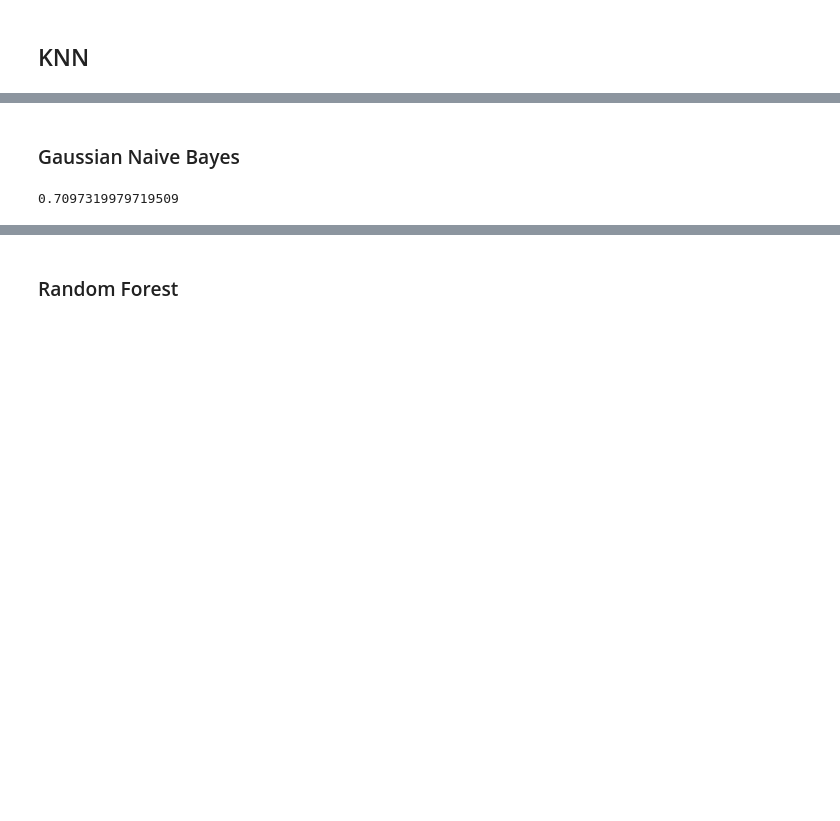
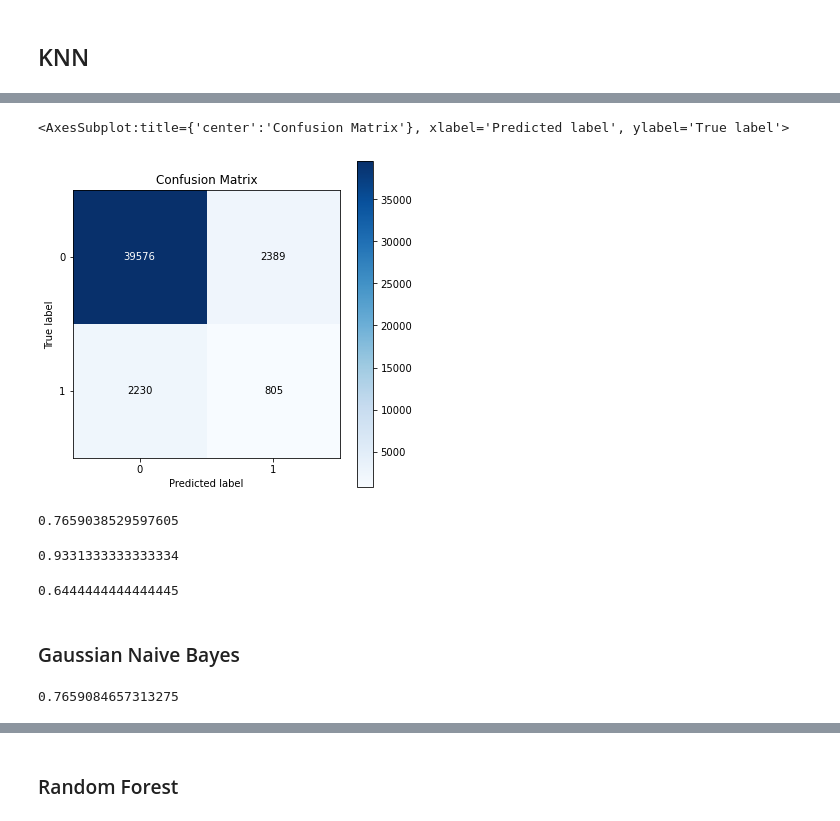
Before and after one commit to 0xgun/Credit-Eligibility, a Jupyter notebook: Phase_2/Phase 2.ipynb, the cells around one changed output, grey strips where cells are left out. Saved outputs shown, nothing was run; the diff lists cells and outputs as text; code cells hidden in the pictures; blank space fills up the shorter version.

```diff
--- a/Phase_2/Phase 2.ipynb
+++ b/Phase_2/Phase 2.ipynb
@@ -276,4 +314 @@ print(cost_sensitive_accuracy)
-# %%
-from sklearn.model_selection import train_test_split
-x_train, x_test, y_train, y_test = train_test_split(train_X, train_y, test_size = 0.3, random_state = 0)
 # %%
@@ -566,12 +543,32 @@ Text(0, 0.5, 'score(AUC)')
+# %%
+skplt.metrics.plot_confusion_matrix(y_test,y_predi,figsize=(6,6))
+# %% [output]
+<AxesSubplot:title={'center':'Confusion Matrix'}, xlabel='Predicted label', ylabel='True label'>
+[figure, added]
+# %%
+roc=roc_auc_score(y_test, y_pred)
+roc
+# %% [output]
+0.7659038529597605
+# %%
+acc=accuracy_score(y_test, y_pred.round(), normalize=True)
+acc
+# %% [output]
+0.9331333333333334
+# %%
+prec = precision_score(y_test, y_pred.round())
+prec
+# %% [output]
+0.6444444444444445
 # %% [markdown]
 ### Gaussian Naive Bayes
 # %%
 gaussian = GaussianNB()
 gaussian.fit(x_train, y_train)
-y_pred = gaussian.predict_proba(x_test)[:,1]
+y_predi = gaussian.predict_proba(x_test)[:,1]
 score = roc_auc_score(y_test, y_pred)
 print(score)
 
 form.append(['GaussianNB',score])
 # %% [output]
-0.7097319979719509
+0.7659084657313275
```
Also changed, not shown: parts of 106 cells of this notebook.
